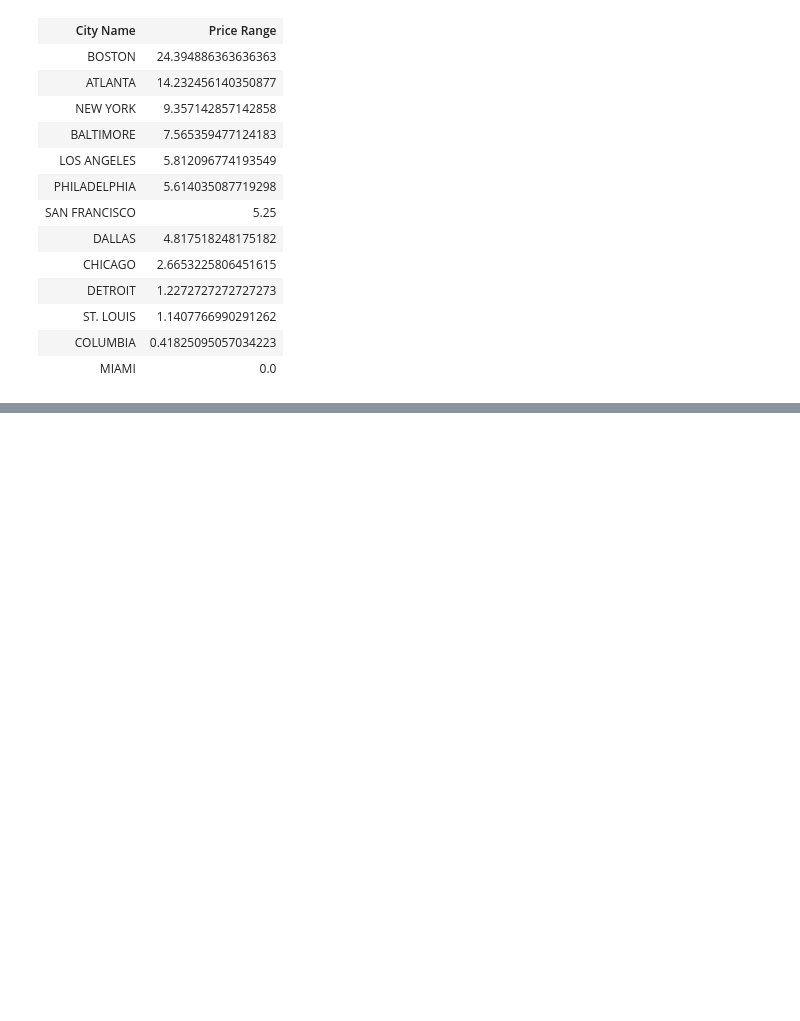
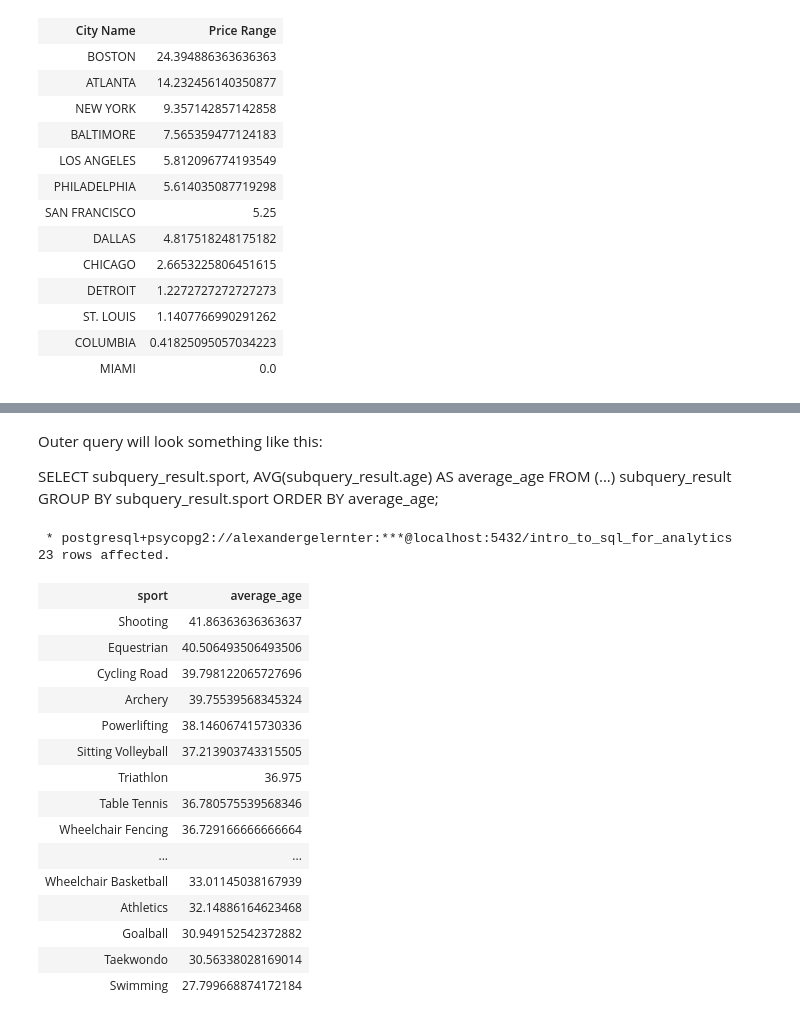
Before and after one commit to agelern/sql-for-data-processing-and-analysis, a Jupyter notebook: sql_bites/notebooks/sql_bites.ipynb, the cells around one changed output, grey strips where cells are left out. Drawn from its saved outputs; the diff is of its cells as text; code cells hidden in the pictures; blank space fills up the shorter version.

```diff
--- a/sql_bites/notebooks/sql_bites.ipynb
+++ b/sql_bites/notebooks/sql_bites.ipynb
@@ -410,0 +583,39 @@ ORDER BY "Price Range" DESC;
+# %% [markdown]
+Outer query will look something like this:
+
+SELECT subquery_result.sport, AVG(subquery_result.age) AS average_age
+  FROM (...) subquery_result
+  GROUP BY subquery_result.sport
+  ORDER BY average_age;
+# %%
+%%sql
+
+SELECT sport_ages.sport, AVG(sport_ages.age) AS average_age
+  FROM (
+    SELECT
+      name,
+      sport,
+      DATE_PART('year', CURRENT_DATE) - DATE_PART('year', date_of_birth) as age
+      FROM athletes
+  ) sport_ages
+  GROUP BY sport_ages.sport
+  ORDER BY average_age DESC;
+# %% [output]
+ * postgresql+psycopg2://alexandergelernter:***@localhost:5432/intro_to_sql_for_analytics
+23 rows affected.
+| sport | average_age |
+| Shooting | 41.86363636363637 |
+| Equestrian | 40.506493506493506 |
+| Cycling Road | 39.798122065727696 |
+| Archery | 39.75539568345324 |
+| Powerlifting | 38.146067415730336 |
+| Sitting Volleyball | 37.213903743315505 |
+| Triathlon | 36.975 |
+| Table Tennis | 36.780575539568346 |
+| Wheelchair Fencing | 36.729166666666664 |
+| ... | ... |
+| Wheelchair Basketball | 33.01145038167939 |
+| Athletics | 32.14886164623468 |
+| Goalball | 30.949152542372882 |
+| Taekwondo | 30.56338028169014 |
+| Swimming | 27.799668874172184 |
```
Also changed, not shown: parts of 35 cells of this notebook, 1 other file.
